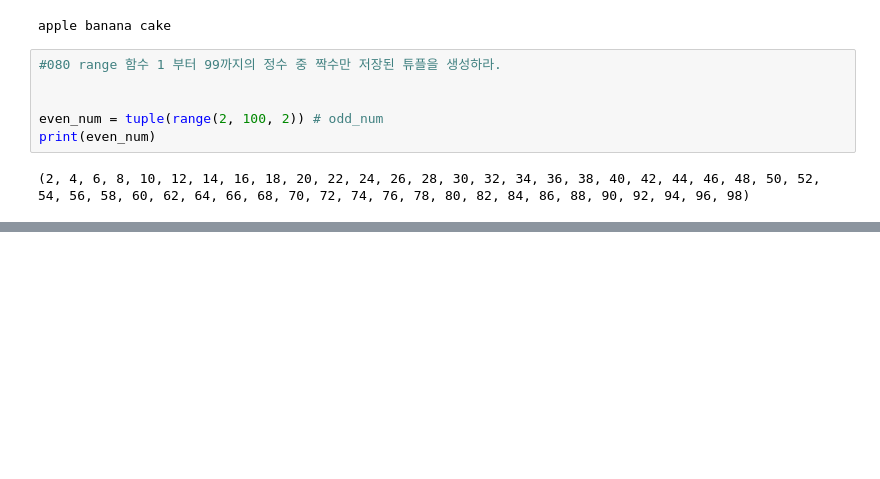
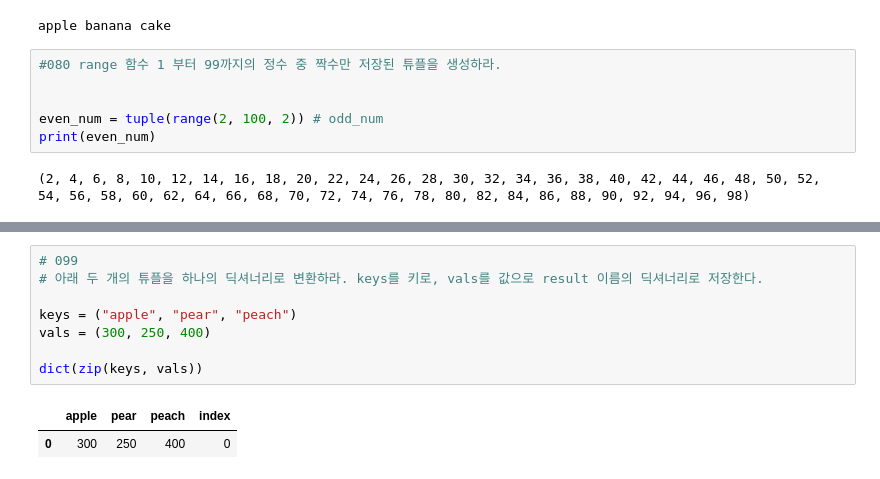
Before and after one commit to mrjjo18/study, a Jupyter notebook: python_quest_300_for_novice/300_quest.ipynb, the cells around one changed output, grey strips where cells are left out. Drawn from its saved outputs; the diff is of its cells as text; blank space fills up the shorter version.

```diff
--- a/python_quest_300_for_novice/300_quest.ipynb
+++ b/python_quest_300_for_novice/300_quest.ipynb
@@ -728,0 +927,11 @@ print(even_num)
+# %%
+# 099
+# 아래 두 개의 튜플을 하나의 딕셔너리로 변환하라. keys를 키로, vals를 값으로 result 이름의 딕셔너리로 저장한다.
+
+keys = ("apple", "pear", "peach")
+vals = (300, 250, 400)
+
+dict(zip(keys, vals))
+# %% [output]
+|  | apple | pear | peach | index |
+| 0 | 300 | 250 | 400 | 0 |
```
Also changed, not shown: parts of 22 cells of this notebook.
